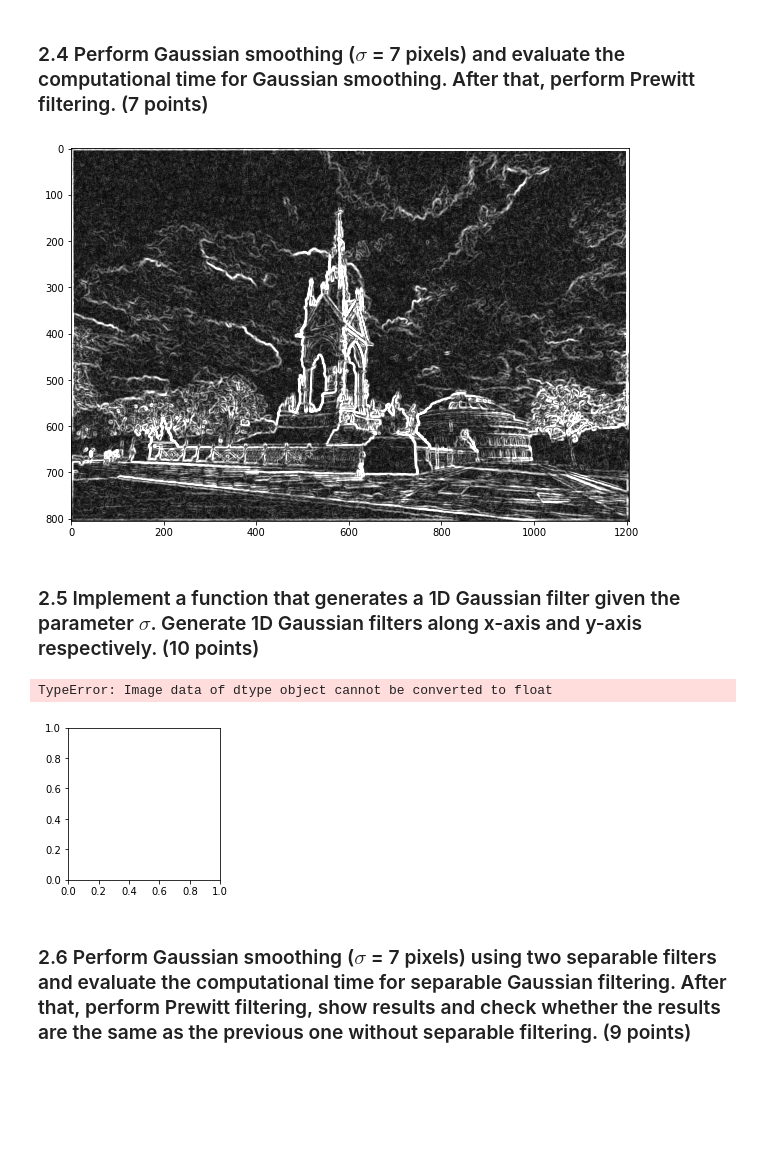
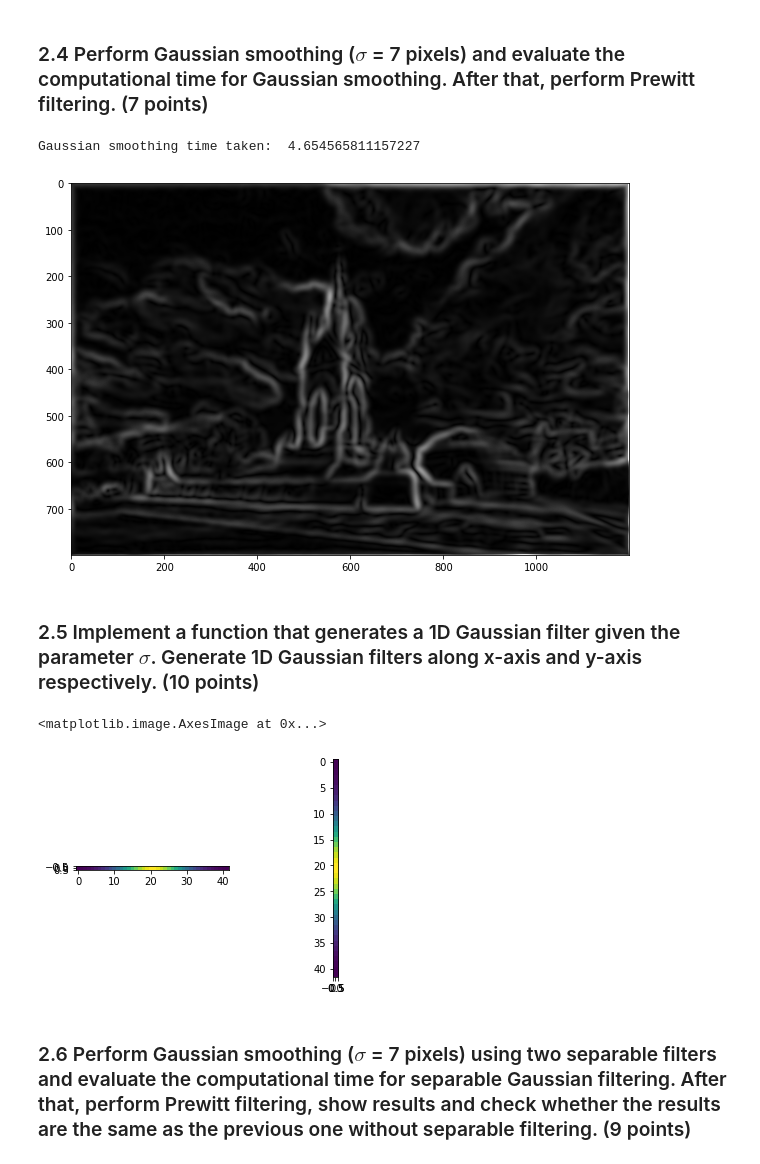
Before and after one commit to xw2519/Computer_Vision, a Jupyter notebook: Coursework/coursework_01/coursework_01.ipynb, the cells around one changed output. Saved outputs shown, nothing was run; the diff lists cells and outputs as text; code cells hidden in the pictures; blank space fills up the shorter version.

```diff
--- a/Coursework/coursework_01/coursework_01.ipynb
+++ b/Coursework/coursework_01/coursework_01.ipynb
@@ -148,11 +150,18 @@ def gaussian_filter_2d(sigma):
     # sigma: the parameter sigma in the Gaussian kernel (unit: pixel)
     #
     # return: a 2D array for the Gaussian kernel
-    l = 5
-    ax = np.linspace(-(l - 1) / 2., (l - 1) / 2., l)
-    gauss = np.exp(-0.5 * np.square(ax) / np.square(sigma))
-    kernel = np.outer(gauss, gauss)
-    return kernel / np.sum(kernel)
+    # specifies k as 3 or 4
+
+    k = 3
+    l = k*sigma
+    y = np.array([i*np.ones((l,)) for i in range(1, l+1)])
+    x = y.T
+
+    # create the 4th quadrant and flip and concatenate other quadrants
+    h = np.exp(-(x**2+y**2)/(2*sigma**2))/(2*np.pi*sigma**2)
+    tmp = np.concatenate((np.flip(h), np.flip(h, axis=1)))
+    h = np.concatenate((tmp, np.flip(tmp)), axis=1)
+    return h
 
 # Visualise the Gaussian filter when sigma = 3 pixel (provided)
 sigma = 3
@@ -187,51 +195,62 @@ plt.gcf().set_size_inches(10, 8)
 ### 2.4 Perform Gaussian smoothing ($\sigma$ = 7 pixels) and evaluate the computational time for Gaussian smoothing. After that, perform Prewitt filtering. (7 points)
 # %%
 # Construct the Gaussian filter
-
+sigma = 7
+gaussian_filter = gaussian_filter_2d(sigma)
 
 # Perform Gaussian smoothing and count time
+start_time = time.time()
+image_gauss_smoothed = scipy.signal.convolve2d(image_noisy, gaussian_filter, mode = 'same')
+end_time = time.time() - start_time
 
+print("Gaussian smoothing time taken: ", end_time)
 
 # Prewitt filtering
-
+image_sx = scipy.signal.convolve2d(image_gauss_smoothed, prewitt_x, mode='same')
+image_sy = scipy.signal.convolve2d(image_gauss_smoothed, prewitt_y, mode='same')
 
 # Calculate the gradient magnitude
-
+grad_mag = np.sqrt(image_sx**2 + image_sy**2)
 
 # Display the gradient magnitude image (provided)
 plt.imshow(grad_mag, cmap='gray', vmin=0, vmax=100)
 plt.gcf().set_size_inches(10, 8)
 # %% [output]
+Gaussian smoothing time taken:  4.654565811157227
-[figure, old version]
+[figure, new version]
 # %% [markdown]
 ### 2.5 Implement a function that generates a 1D Gaussian filter given the parameter $\sigma$. Generate 1D Gaussian filters along x-axis and y-axis respectively. (10 points)
 # %%
 # Design the Gaussian filter
 def gaussian_filter_1d(sigma):
     # sigma: the parameter sigma in the Gaussian kernel (unit: pixel)
     #
     # return: a 1D array for the Gaussian kernel
+    k = 3
+    l = k*sigma
+    x = np.arange(l, 0, -1)
+    halfFilter = np.exp(-(x**2)/(2*sigma**2))/(np.sqrt(2*np.pi)*sigma)
 
-    h = ...
+    h = np.concatenate((halfFilter, np.flip(halfFilter))).reshape((1, -1))
     return h
 
 # sigma = 7 pixel (provided)
 sigma = 7
 
 # The Gaussian filter along x-axis. Its shape is (1, sz).
-h_x = ...
+h_x = gaussian_filter_1d(sigma)
 
 # The Gaussian filter along y-axis. Its shape is (sz, 1).
-h_y = ...
+h_y = gaussian_filter_1d(sigma).T
 
 # Visualise the filters (provided)
 plt.subplot(1, 2, 1)
 plt.imshow(h_x)
 plt.subplot(1, 2, 2)
 plt.imshow(h_y)
 # %% [output]
-TypeError: Image data of dtype object cannot be converted to float
+<matplotlib.image.AxesImage at 0x...>
-[figure, old version]
+[figure, new version]
 # %% [markdown]
 ### 2.6 Perform Gaussian smoothing ($\sigma$ = 7 pixels) using two separable filters and evaluate the computational time for separable Gaussian filtering. After that, perform Prewitt filtering, show results and check whether the results are the same as the previous one without separable filtering. (9 points)
 # %%
```
Also changed, not shown: parts of 9 cells of this notebook.
